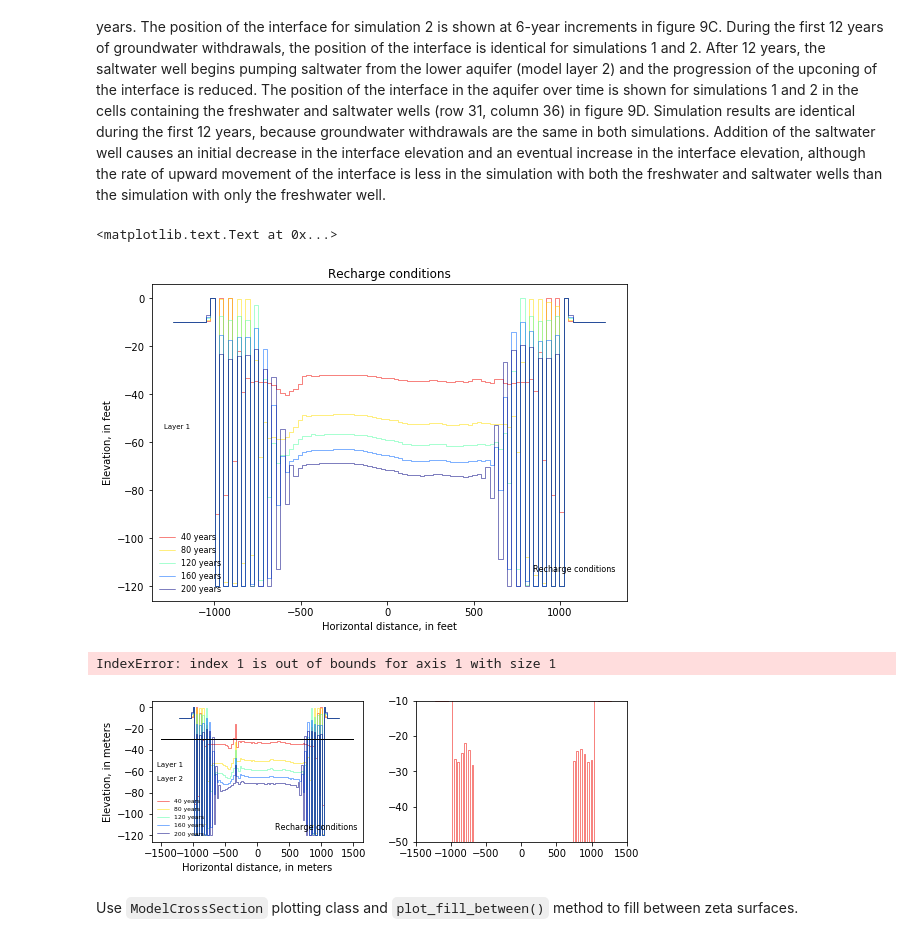
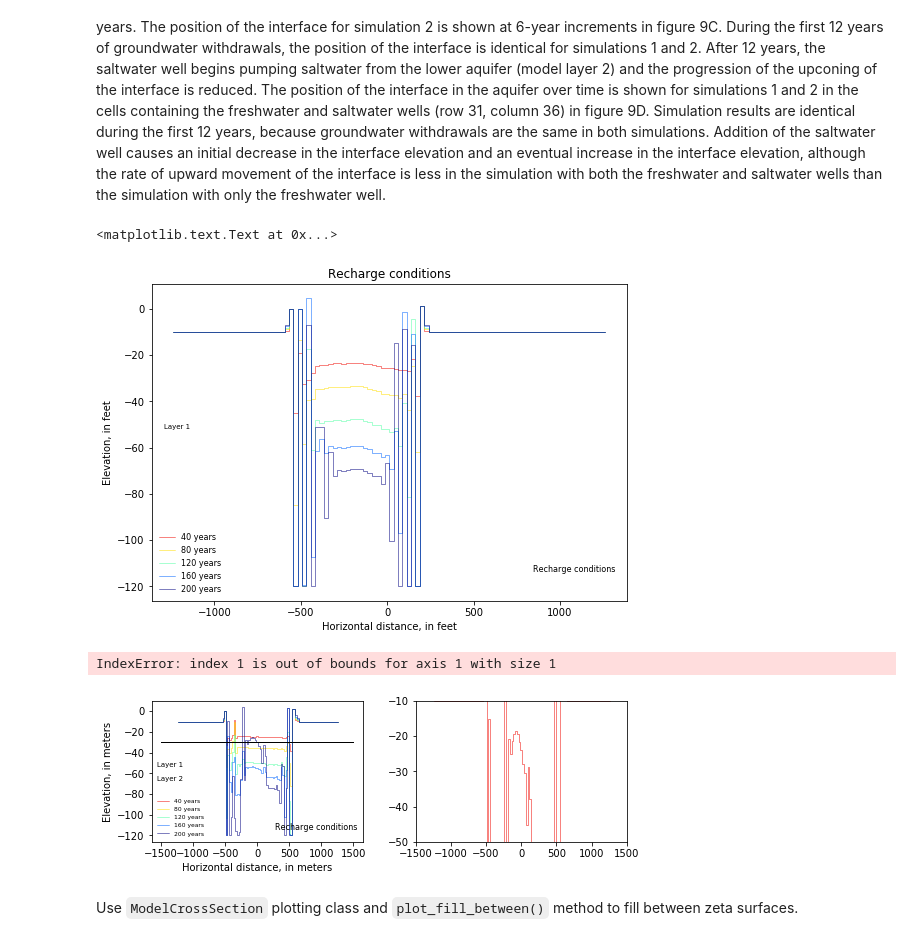
Before and after one commit to spencerbh/Fogland, a Jupyter notebook: flopy3_SWI2_Fogland_UNIX_pixel.ipynb, the cells around one changed output. Saved outputs shown, nothing was run; the diff lists cells and outputs as text; code cells hidden in the pictures.

```diff
--- a/flopy3_SWI2_Fogland_UNIX_pixel.ipynb
+++ b/flopy3_SWI2_Fogland_UNIX_pixel.ipynb
@@ -344,6 +334,8 @@ oc = flopy.modflow.ModflowOc(ml, stress_period_data=spd)
 pcg = flopy.modflow.ModflowPcg(ml, hclose=1.0e-6, rclose=3.0e-3, mxiter=100, iter1=50)
 # %% [output]
 ModflowSwi2: specification of nobs is deprecated.
+# %%
+ml.sr = SpatialReference(delr=delr, delc=delc, xll=xll, yll=yll, rotation=rot, proj4_str= model_proj4, units = 'feet')
 # %% [markdown]
 Look at the model
 # %%
@@ -501,31 +499,31 @@ saltwater wells than the simulation with only the freshwater well.
 # %%
 plt.rcParams.update({'legend.fontsize': 8, 'legend.frameon' : False})
 fig = plt.figure(figsize=(fwid, fhgt), facecolor='w')
 fig.subplots_adjust(wspace=0.25, hspace=0.25, left=flft, right=frgt, bottom=fbot, top=ftop)
 # first plot
 ax = fig.add_subplot(1,1,1)
 # axes limits
 #ax.set_xlim(-1500, 1500)
 #ax.set_ylim(-50, -10)
 for idx in range(5):
     # layer 1
-    ax.plot(xcell, zeta[idx, 0, 50, :], drawstyle='steps-mid',
+    ax.plot(xcell, zeta[idx, 0, 60, :], drawstyle='steps-mid',
             linewidth=0.5, color=cc[idx], label='{:2d} years'.format(years[idx]))
     # layer 2
 #    ax.plot(xcell, zeta[idx, 1, 30, :], drawstyle='steps-mid',
 #            linewidth=0.5, color=cc[idx], label='_None')
 #ax.plot([-1500, 1500], [-30, -30], color='k', linewidth=1.0)
 # legend
 plt.legend(loc='lower left')
 # axes labels and text
 ax.set_xlabel('Horizontal distance, in feet')
 ax.set_ylabel('Elevation, in feet')
 ax.text(0.025, .55, 'Layer 1', transform=ax.transAxes, va='center', ha='left', size='7')
 ax.text(0.975, .1, 'Recharge conditions', transform=ax.transAxes, va='center', ha='right', size='8')
 ax.set_title('Recharge conditions')
 # %% [output]
 <matplotlib.text.Text at 0x...>
-[figure, old version]
+[figure, new version]
 # %%
 plt.rcParams.update({'legend.fontsize': 6, 'legend.frameon' : False})
 fig = plt.figure(figsize=(fwid, fhgt), facecolor='w')
@@ -622,7 +620,7 @@ ax.text(0.025, .55, 'Layer 1', transform=ax.transAxes, va='center', ha='left', s
 ax.text(0.025, .45, 'Layer 2', transform=ax.transAxes, va='center', ha='left', size='7');
 # %% [output]
 IndexError: index 1 is out of bounds for axis 1 with size 1
-[figure, old version]
+[figure, new version]
 # %% [markdown]
 Use `ModelCrossSection` plotting class and `plot_fill_between()` method to fill between zeta surfaces.
 # %%
```
Also changed, not shown: parts of 6 cells of this notebook.
